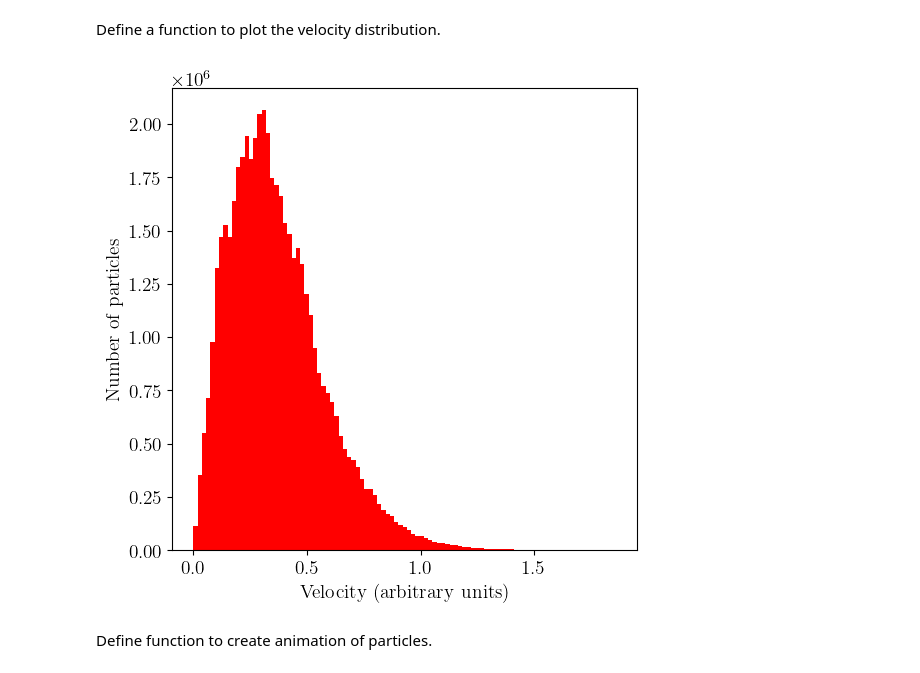
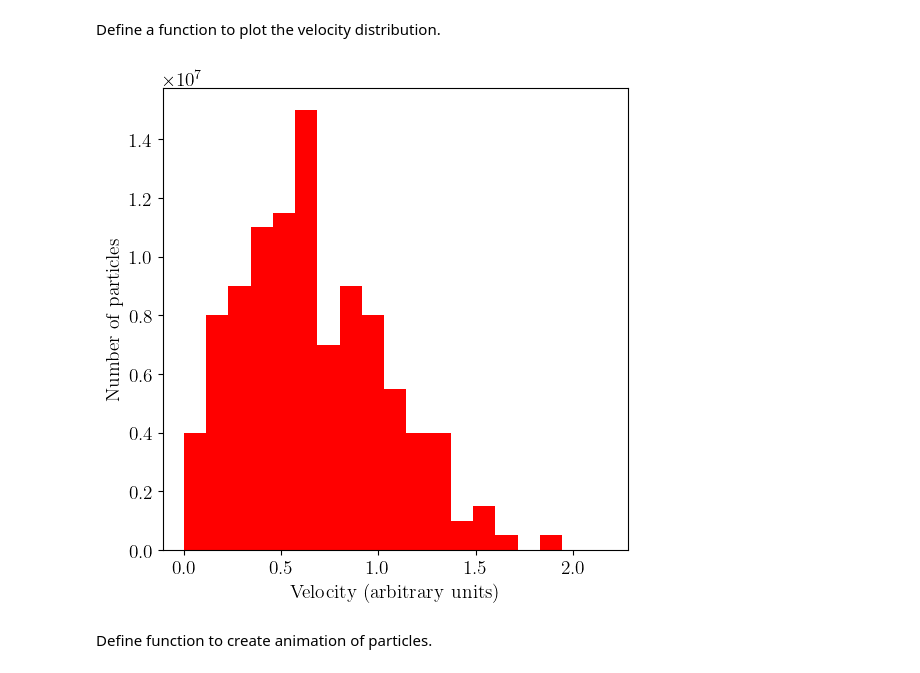
Before and after one commit to kya322/workshops, a Jupyter notebook: maxwell-boltzmann.ipynb, the cells around one changed output. Cells and saved outputs as stored; diff of their text form; code cells hidden in the pictures.

```diff
--- a/maxwell-boltzmann.ipynb
+++ b/maxwell-boltzmann.ipynb
@@ -111,5 +104,11 @@ def simualtion(N, t, dt):
 # %% [markdown]
 Run the simulation. Ensure $dt$ is sufficiently small that particles have not escaped the box by the final time step.
+# %%
+nparticles = 200
+box_width = 1
+tfinal = 10
+dt = 0.00001
+v0 = 1
 # %%
-t_array, x_array, y_array, vx_array, vy_array = simualtion(100, 10, 0.00001)
+times, positions, velocities = simualtion(nparticles, box_width, tfinal, dt, v0)
 # %%
@@ -164,7 +136,39 @@ def velocity_plotter(vx, vy):
-# %%
-velocity_plotter(vx_array[len(vx_array)//2:-1], vy_array[len(vy_array)//2:-1])
-# %% [output]
-[figure, removed]
+# %%
+from matplotlib import pyplot as plt
+from matplotlib import rc
+
+def velocity_plotter(velocities):
+
+    # set up latex labels on plot (optional)
+    try:
+        rc('text', usetex=True) # can try usetex=False
+        rc('font', size=14)
+        rc('legend', fontsize=14)
+        rc('font', **{'family': 'serif', 'serif': ['Computer Modern']})
+    except:
+        pass
+
+    # create figure
+    fig, ax = plt.subplots(figsize=(6, 6))
+
+    # set axis labels
+    ax.set_xlabel(r'Velocity (arbitrary units)')
+    ax.set_ylabel(r'Number of particles')
+
+    v = np.asarray(velocities)
+    v = np.sqrt(v[:, :, 0].flatten()**2 + v[:, :, 1].flatten()**2)
+
+    ax.hist(v, bins=np.arange(0, np.max(v), np.max(v)/20), \
+            color='red')
+
+    #v = np.linspace(0, 2.5, 100)
+    #ax.plot(v, 1.2e7*v*np.exp(-5*v**2), 'b')
+
+    plt.show()
+# %%
+velocity_plotter(velocities[len(velocities)//2:-1])
+# %% [output]
+[figure, added]
 # %% [markdown]
 Define function to create animation of particles.
 # %%
```
Also changed, not shown: parts of 8 cells of this notebook.
